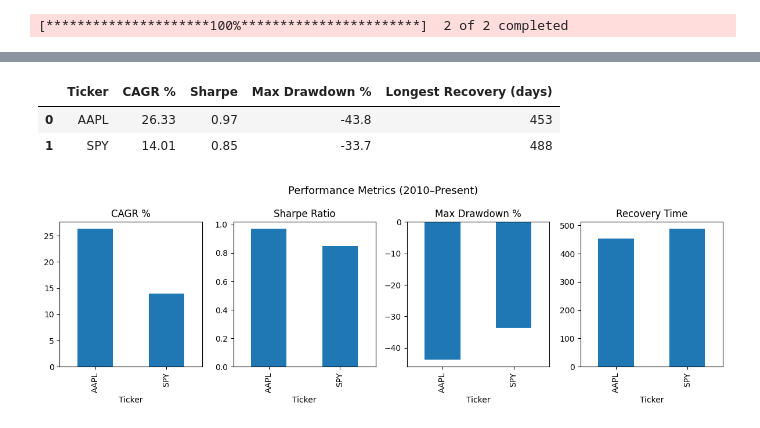
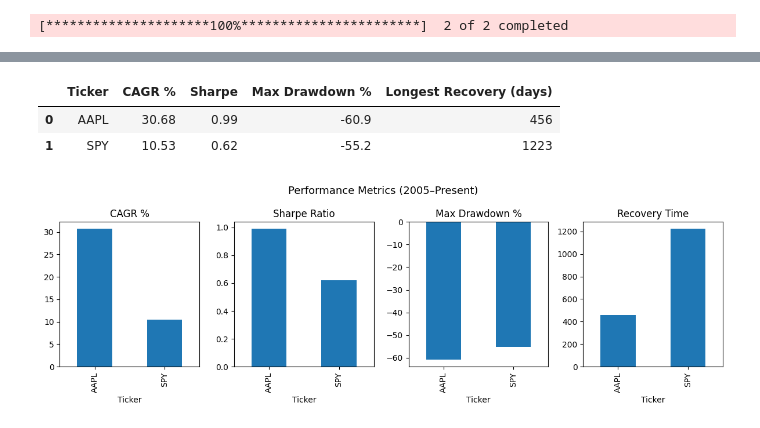
Before and after one commit to ageller02/Quantumvest, a Jupyter notebook: Optimal_Loss.ipynb, the cells around one changed output, grey strips where cells are left out. Saved outputs shown, nothing was run; the diff lists cells and outputs as text; code cells hidden in the pictures.

```diff
--- a/Optimal_Loss.ipynb
+++ b/Optimal_Loss.ipynb
@@ -4,7 +4,7 @@ import pandas as pd
 
 # Define tickers and time period
 tickers = ['SPY', 'AAPL']
-start_date = '2010-01-01'
+start_date = '2005-01-01'
 end_date = '2025-09-30'
 
 # Download data
@@ -113,7 +113,7 @@ import numpy as np
 import matplotlib.pyplot as plt
 
 # ---------- Download ----------
-def get_prices(tickers=('SPY','AAPL'), start='2010-01-01', end=None):
+def get_prices(tickers=('SPY','AAPL'), start='2005-01-01', end=None):
     data = yf.download(list(tickers), start=start, end=end, auto_adjust=True, progress=False)
     if isinstance(data.columns, pd.MultiIndex):
         return data['Close']
@@ -139,35 +139,35 @@ def compute_metrics(prices):
         below = (p < roll_max)
         longest, cur = 0, 0
         for flag in below:
             if flag: cur += 1; longest = max(longest, cur)
             else: cur = 0
         metrics.append({
             'Ticker': tk,
             'CAGR %': round(100*cagr,2),
             'Sharpe': round(sharpe,2),
             'Max Drawdown %': round(100*max_dd,1),
             'Longest Recovery (days)': longest
         })
     return pd.DataFrame(metrics)
 
 # ---------- Plotting ----------
 def plot_metric_bars(df_metrics):
     fig, axes = plt.subplots(1,4, figsize=(12,4))
     df_metrics.plot(x='Ticker', y='CAGR %', kind='bar', ax=axes[0], legend=False, title='CAGR %')
     df_metrics.plot(x='Ticker', y='Sharpe', kind='bar', ax=axes[1], legend=False, title='Sharpe Ratio')
     df_metrics.plot(x='Ticker', y='Max Drawdown %', kind='bar', ax=axes[2], legend=False, title='Max Drawdown %')
     df_metrics.plot(x='Ticker', y='Longest Recovery (days)', kind='bar', ax=axes[3], legend=False, title='Recovery Time')
-    plt.suptitle('Performance Metrics (2010–Present)', fontsize=13)
+    plt.suptitle('Performance Metrics (2005–Present)', fontsize=13)
     plt.tight_layout()
     plt.show()
 
 # ---------- Run ----------
-prices = get_prices(('SPY','AAPL'), start='2010-01-01')
+prices = get_prices(('SPY','AAPL'), start='2005-01-01')
 metrics_df = compute_metrics(prices)
 display(metrics_df)
 plot_metric_bars(metrics_df)
 # %% [output]
 |  | Ticker | CAGR % | Sharpe | Max Drawdown % | Longest Recovery (days) |
-| 0 | AAPL | 26.33 | 0.97 | -43.8 | 453 |
-| 1 | SPY | 14.01 | 0.85 | -33.7 | 488 |
+| 0 | AAPL | 30.68 | 0.99 | -60.9 | 456 |
+| 1 | SPY | 10.53 | 0.62 | -55.2 | 1223 |
-[figure, old version]
+[figure, new version]
```
Also changed, not shown: parts of 5 cells of this notebook, 2 other files.
